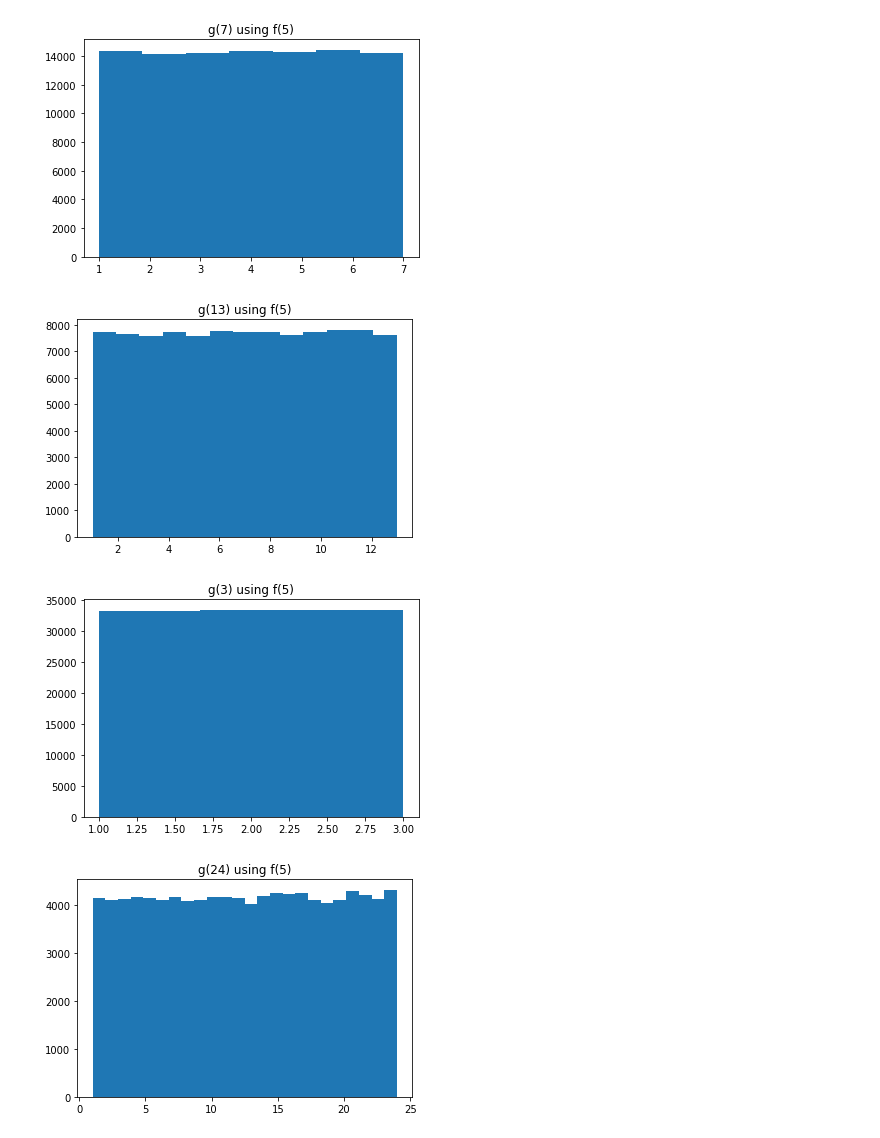
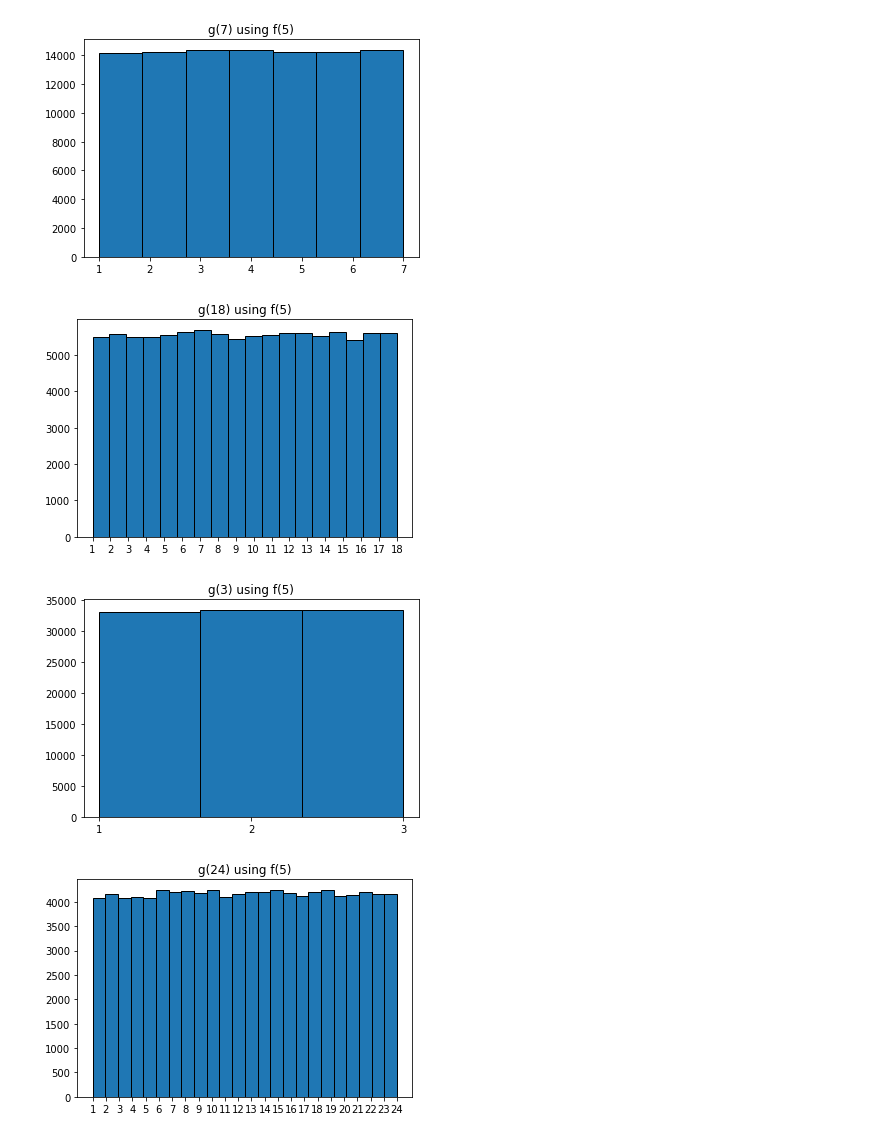
Before and after one commit to lizhaoliu/RandomCollection, a Jupyter notebook: stats/randint_generator.ipynb, the cells around one changed output. Saved outputs shown, nothing was run; the diff lists cells and outputs as text; code cells hidden in the pictures.

```diff
--- a/stats/randint_generator.ipynb
+++ b/stats/randint_generator.ipynb
@@ -34,12 +34,14 @@ NUM_SAMPLES = 100000
 n = 5
 x = [f(n) for _ in range(NUM_SAMPLES)]
 plt.title('f({})'.format(n))
-plt.hist(x, bins=n)
+plt.xticks(range(1, n + 1))
+plt.hist(x, bins=n, edgecolor='k')
 plt.show()
 
-for m in [7, 13, 3, 24]:
+for m in [7, 18, 3, 24]:
     x = [g(m, n) for _ in range(NUM_SAMPLES)]
     plt.title('g({}) using f({})'.format(m, n))
-    plt.hist(x, bins=m)
+    plt.xticks(range(1, m + 1))
+    plt.hist(x, bins=m, edgecolor='k')
     plt.show()
 # %% [output]
@@ -47,4 +49,4 @@ for m in [7, 13, 3, 24]:
-[figure, old version]
+[figure, new version]
-[figure, old version]
+[figure, new version]
-[figure, old version]
+[figure, new version]
-[figure, old version]
+[figure, new version]
```
Also changed, not shown: parts of 2 cells of this notebook.
